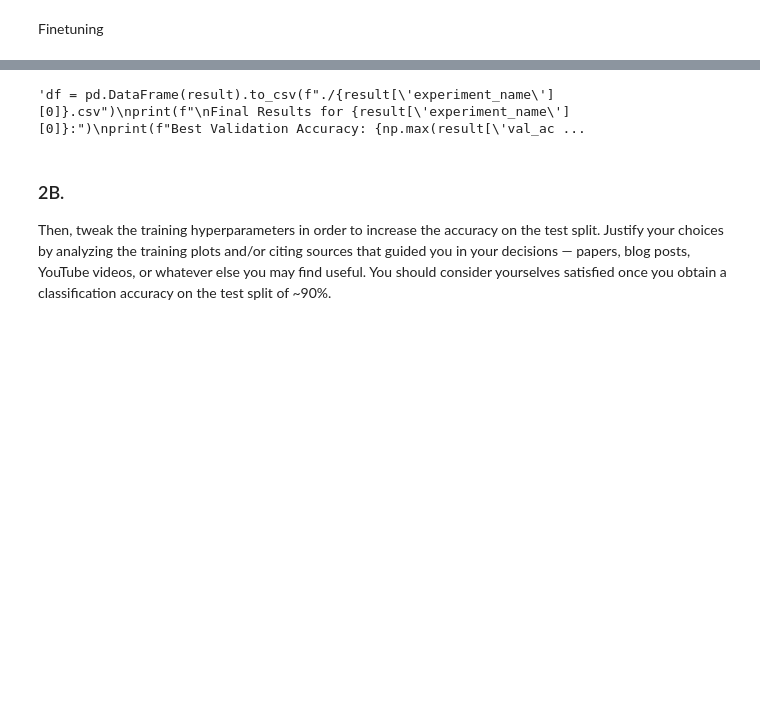
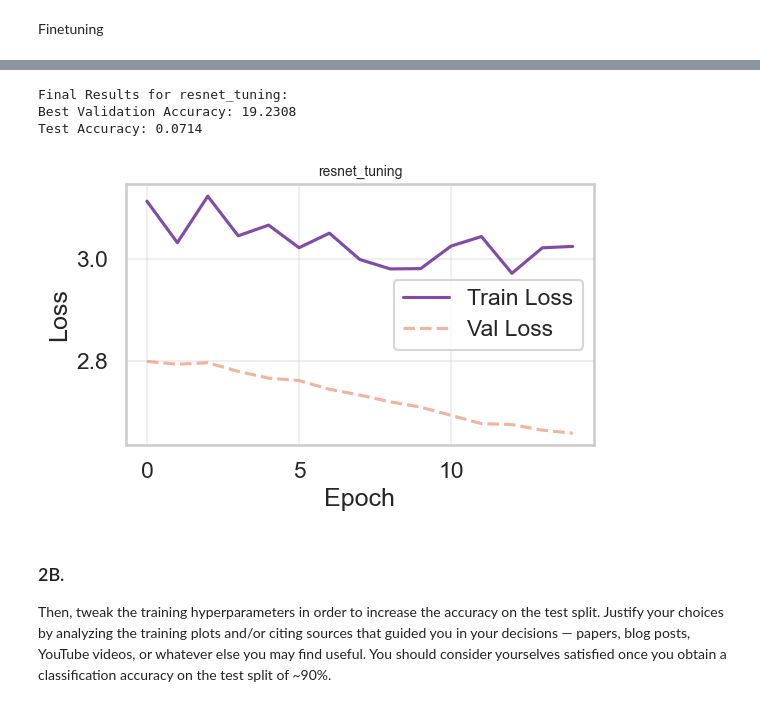
Before and after one commit to andreeado/ipcv, a Jupyter notebook: assigment_2_final.ipynb, the cells around one changed output, grey strips where cells are left out. Cells and saved outputs as stored; diff of their text form; code cells hidden in the pictures; blank space fills up the shorter version.

```diff
--- a/assigment_2_final.ipynb
+++ b/assigment_2_final.ipynb
@@ -1041,11 +1063,19 @@ result = run_experiment(transfer_config, net_transfer)'''
 # %%
-'''df = pd.DataFrame(result).to_csv(f"./{result['experiment_name'][0]}.csv")
-print(f"\nFinal Results for {result['experiment_name'][0]}:")
+# Save results if not already saved
+result_csv_path = Path(SAVE_DIR) / f"{transfer_config['experiment_name']}.csv"
+if not result_csv_path.exists():
+    df = pd.DataFrame(result)
+    df.to_csv(result_csv_path)
+
+print(f"\nFinal Results for {transfer_config['experiment_name']}:")
 print(f"Best Validation Accuracy: {np.max(result['val_accuracy']):.4f}")
 print(f"Test Accuracy: {np.max(result['test_accuracy']):.4f}")
-plot_loss_curves(result)'''
+plot_loss_curves(result)
 # %% [output]
-'df = pd.DataFrame(result).to_csv(f"./{result[\'experiment_name\'][0]}.csv")\nprint(f"\nFinal Results for {result[\'experiment_name\'][0]}:")\nprint(f"Best Validation Accuracy: {np.max(result[\'val_ac ...
+Final Results for resnet_tuning:
+Best Validation Accuracy: 19.2308
+Test Accuracy: 0.0714
+[figure, added]
 # %% [markdown]
 ### 2B.
 Then, tweak the training hyperparameters in order to increase the accuracy on the test split. Justify your choices by analyzing the training plots and/or citing sources that guided you in your decisions — papers, blog posts, YouTube videos, or whatever else you may find useful. You should consider yourselves satisfied once you obtain a classification accuracy on the test split of ~90%.
```
Also changed, not shown: parts of 18 cells of this notebook, 1 other file.
